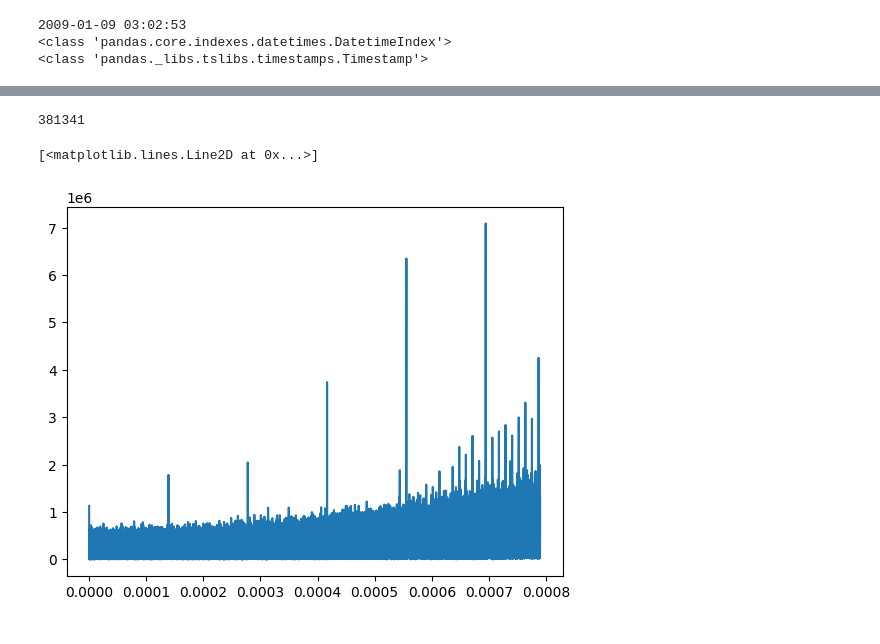
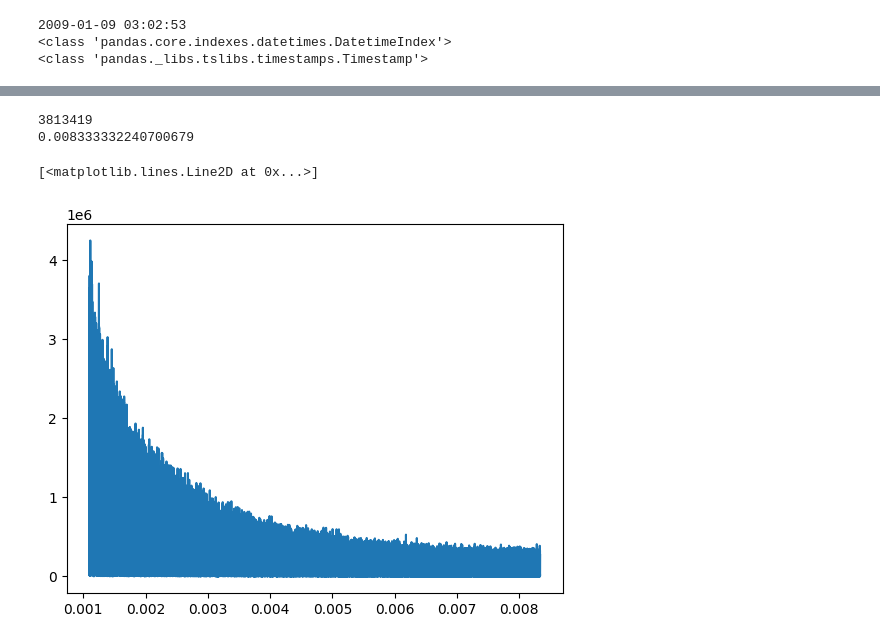
Before and after one commit to bitcoinR3search/BitcoinResearch, a Jupyter notebook: scripts/bra_pruebas/analisis_1.ipynb, the cells around one changed output, grey strips where cells are left out. Saved outputs shown, nothing was run; the diff lists cells and outputs as text; code cells hidden in the pictures.

```diff
--- a/scripts/bra_pruebas/analisis_1.ipynb
+++ b/scripts/bra_pruebas/analisis_1.ipynb
@@ -97,24 +49,26 @@ plt.plot(fpp[:-1000], transformada[399135:-1000],color='r')#np.abs(transformada[
 # %%
 tiempo_segundos=(FECHAS-FECHAS[0]).total_seconds()
 #convierte el tiempo en segundos descontandolos desde el primer dato de tiempo
 
-tiempo_equiespaciado=np.arange(tiempo_segundos[0],tiempo_segundos[-1],600)
+tiempo_equiespaciado=np.arange(tiempo_segundos[0],tiempo_segundos[-1],60)
 #creamos tiempos equiespaciados
 ntx_interpolado=np.interp(tiempo_equiespaciado,tiempo_segundos,ntx)
 #interpolamos las transacciones
 transformada=np.fft.fft(ntx_interpolado)
 #trabajamos las trans interpoladas
-frecuencias=np.fft.fftfreq(len(ntx_interpolado),d=(600))
+frecuencias=np.fft.fftfreq(len(ntx_interpolado),d=(60))
 #TTF=transformada[transformada>0]
 FRE=frecuencias[frecuencias>0]
 print(len(FRE))
-#plt.plot(frecuencias[11000:],transformada[11000:])#, np.abs(transformada[11000:]), color='r')
-plt.plot(FRE[:-20000],np.abs(transformada[381343:-20000]))#, np.abs(transformada[11000:]), color='r')
+print(np.max(FRE))
+#plt.plot(frecuencias[11000:], np.abs(transformada[11000:]), color='r')
+plt.plot(FRE[500000:],np.abs(transformada[500000:3813419]))#, np.abs(transformada[11000:]), color='r')
 #print(len(transformada))
 #print(len(ntx_interpolado))
 #print(tiempo_segundos[0]-tiempo_segundos[-1])
 #print(tiempo_segundos[2])
 # %% [output]
-381341
+3813419
+0.008333332240700679
 [<matplotlib.lines.Line2D at 0x...>]
-[figure, old version]
+[figure, new version]
```
Also changed, not shown: parts of 27 cells of this notebook, 9 other files.
